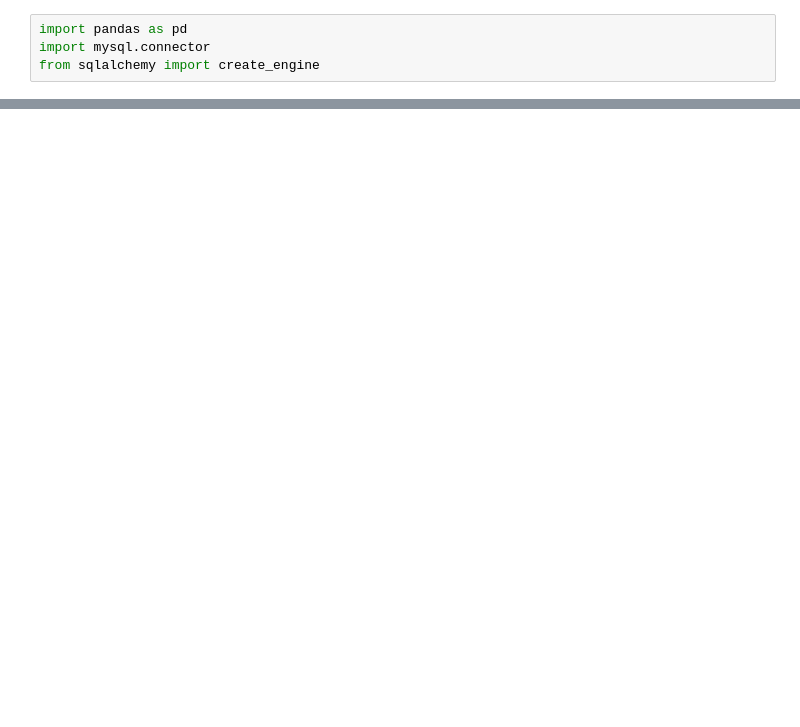
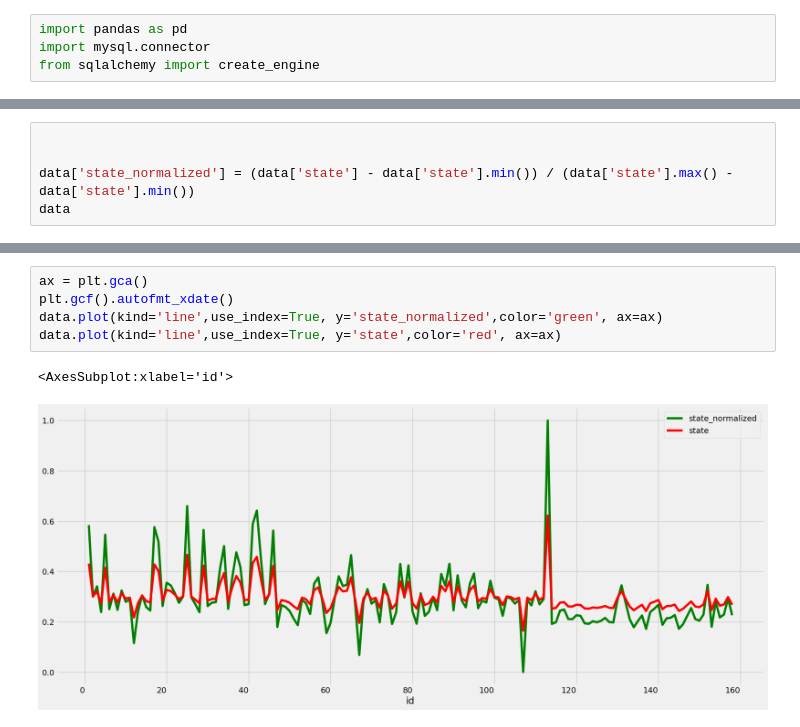
Before and after one commit to mgerasim/asutp_msgs, a Jupyter notebook: jupyter/work/Untitled.ipynb, the cells around one changed output, grey strips where cells are left out. Saved outputs shown, nothing was run; the diff lists cells and outputs as text; blank space fills up the shorter version.

Commit message:
state_calc

```diff
--- a/jupyter/work/Untitled.ipynb
+++ b/jupyter/work/Untitled.ipynb
@@ -23,0 +111,5 @@ OperationalError: (mysql.connector.errors.OperationalError) 2055: Lost connectio
+# %%
+
+
+data['state_normalized'] = (data['state'] - data['state'].min()) / (data['state'].max() - data['state'].min())
+data
@@ -23,0 +136,8 @@ OperationalError: (mysql.connector.errors.OperationalError) 2055: Lost connectio
+# %%
+ax = plt.gca()
+plt.gcf().autofmt_xdate()
+data.plot(kind='line',use_index=True, y='state_normalized',color='green', ax=ax)
+data.plot(kind='line',use_index=True, y='state',color='red', ax=ax)
+# %% [output]
+<AxesSubplot:xlabel='id'>
+[figure, added]
```
Also changed, not shown: parts of 18 cells of this notebook, 7 other files.
